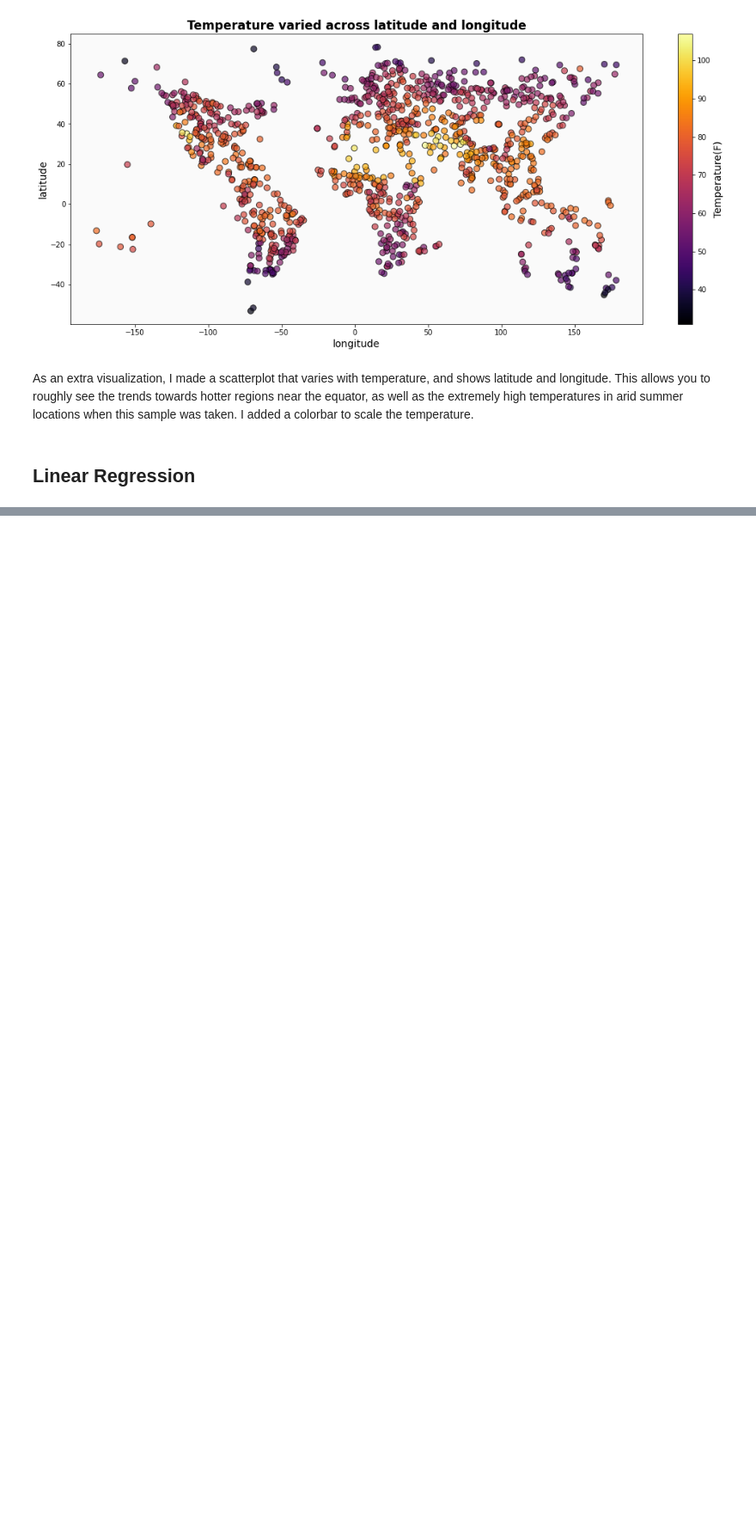
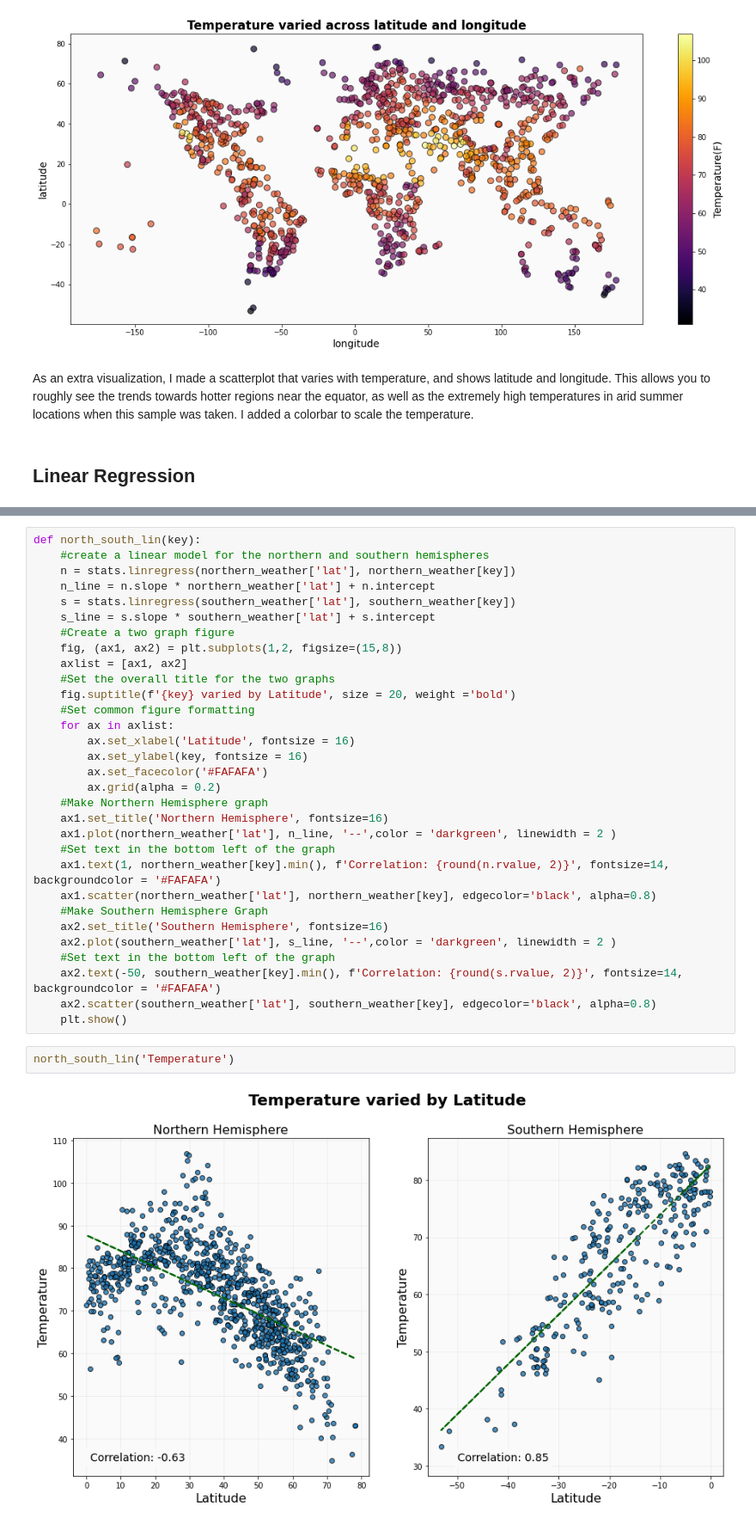
Before and after one commit to Alex-Saunders-Codes/API-Challenge, a Jupyter notebook: WeatherPy/WeatherPy.ipynb, the cells around one changed output, grey strips where cells are left out. Shown at 86% size. Cells and saved outputs as stored; diff of their text form; blank space fills up the shorter version.

Commit message:
Finished Weatherpy

```diff
--- a/WeatherPy/WeatherPy.ipynb
+++ b/WeatherPy/WeatherPy.ipynb
@@ -271,0 +304,35 @@ As an extra visualization, I made a scatterplot that varies with temperature, an
+# %%
+def north_south_lin(key):
+    #create a linear model for the northern and southern hemispheres
+    n = stats.linregress(northern_weather['lat'], northern_weather[key])
+    n_line = n.slope * northern_weather['lat'] + n.intercept
+    s = stats.linregress(southern_weather['lat'], southern_weather[key])
+    s_line = s.slope * southern_weather['lat'] + s.intercept
+    #Create a two graph figure
+    fig, (ax1, ax2) = plt.subplots(1,2, figsize=(15,8))
+    axlist = [ax1, ax2]
+    #Set the overall title for the two graphs
+    fig.suptitle(f'{key} varied by Latitude', size = 20, weight ='bold')
+    #Set common figure formatting
+    for ax in axlist:
+        ax.set_xlabel('Latitude', fontsize = 16)
+        ax.set_ylabel(key, fontsize = 16)
+        ax.set_facecolor('#FAFAFA')
+        ax.grid(alpha = 0.2)
+    #Make Northern Hemisphere graph
+    ax1.set_title('Northern Hemisphere', fontsize=16)
+    ax1.plot(northern_weather['lat'], n_line, '--',color = 'darkgreen', linewidth = 2 )
+    #Set text in the bottom left of the graph
+    ax1.text(1, northern_weather[key].min(), f'Correlation: {round(n.rvalue, 2)}', fontsize=14, backgroundcolor = '#FAFAFA')
+    ax1.scatter(northern_weather['lat'], northern_weather[key], edgecolor='black', alpha=0.8)
+    #Make Southern Hemisphere Graph
+    ax2.set_title('Southern Hemisphere', fontsize=16)
+    ax2.plot(southern_weather['lat'], s_line, '--',color = 'darkgreen', linewidth = 2 )
+    #Set text in the bottom left of the graph
+    ax2.text(-50, southern_weather[key].min(), f'Correlation: {round(s.rvalue, 2)}', fontsize=14, backgroundcolor = '#FAFAFA')
+    ax2.scatter(southern_weather['lat'], southern_weather[key], edgecolor='black', alpha=0.8)
+    plt.show()
+# %%
+north_south_lin('Temperature')
+# %% [output]
+[figure, added]
```
Also changed, not shown: parts of 23 cells of this notebook.
